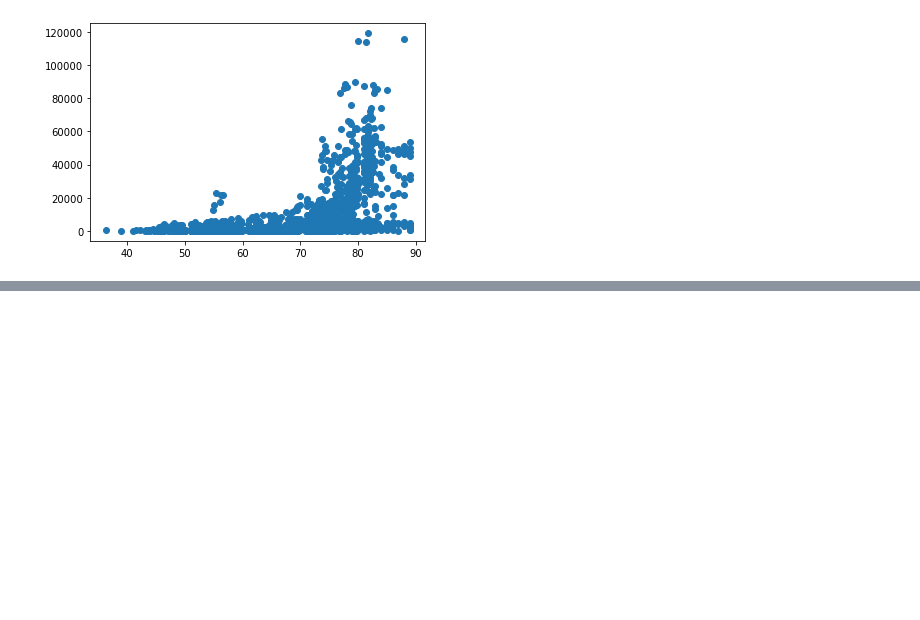
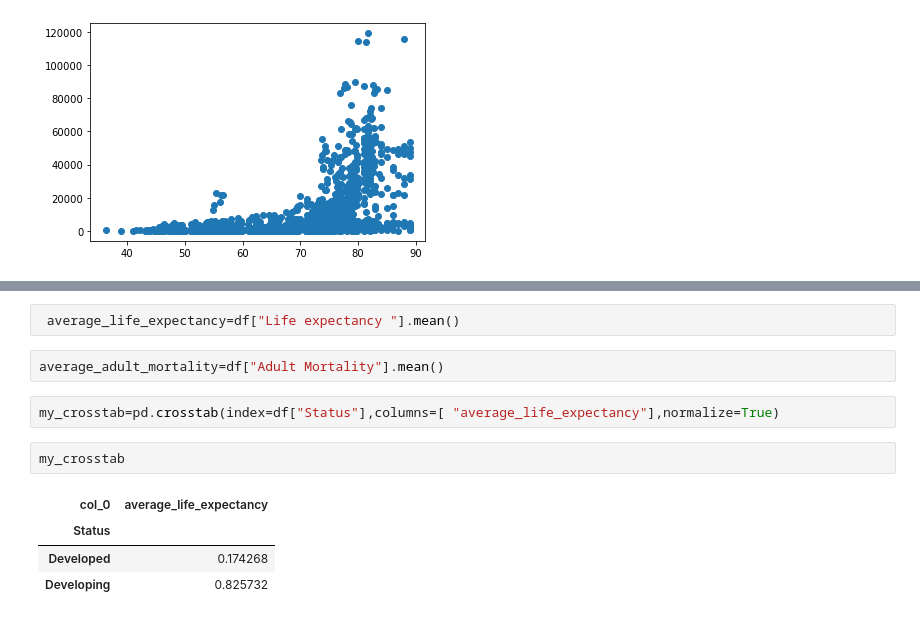
Before and after one commit to malakselimm/assignment-1, a Jupyter notebook: Assignment 1.ipynb, the cells around one changed output, grey strips where cells are left out. Saved outputs shown, nothing was run; the diff lists cells and outputs as text; blank space fills up the shorter version.

```diff
--- a/Assignment 1.ipynb
+++ b/Assignment 1.ipynb
@@ -461,0 +428,13 @@ plt.scatter(df['Life expectancy '],df['GDP'])
+# %%
+ average_life_expectancy=df["Life expectancy "].mean()
+# %%
+average_adult_mortality=df["Adult Mortality"].mean()
+# %%
+my_crosstab=pd.crosstab(index=df["Status"],columns=[ "average_life_expectancy"],normalize=True)
+# %%
+my_crosstab
+# %% [output]
+| col_0 | average_life_expectancy |
+| Status |  |
+| Developed | 0.174268 |
+| Developing | 0.825732 |
```
Also changed, not shown: parts of 32 cells of this notebook.
